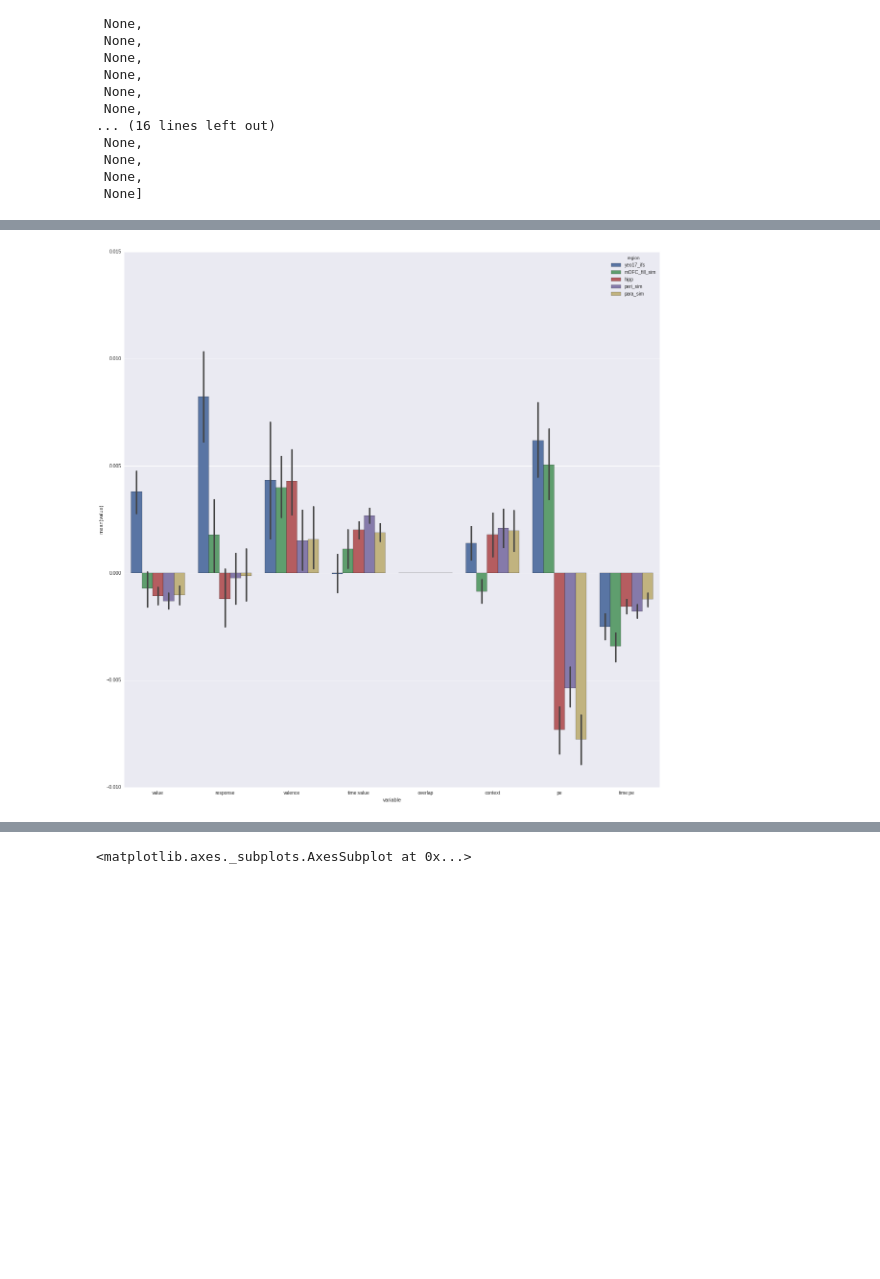
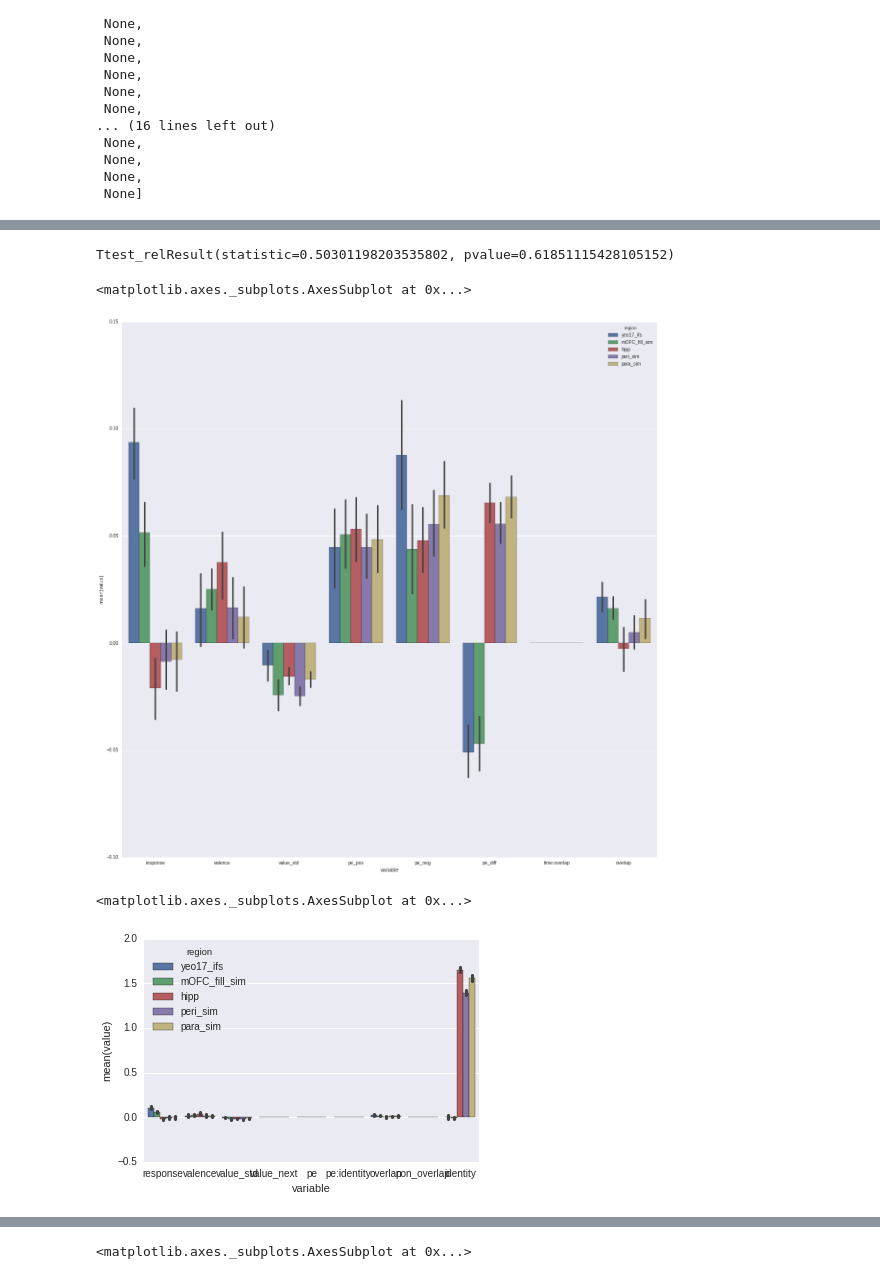
Before and after one commit to iancballard/fd_fmri, a Jupyter notebook: RSA_LDc.ipynb, the cells around one changed output, grey strips where cells are left out. Saved outputs shown, nothing was run; the diff lists cells and outputs as text; code cells hidden in the pictures; blank space fills up the shorter version.

```diff
--- a/RSA_LDc.ipynb
+++ b/RSA_LDc.ipynb
@@ -648,13 +868,17 @@ for mask in masks:
 # %%
-tmp  = mask_models['hipp']['fd_104'].copy()
-tmp = tmp[tmp['run_idx'] ==1]
+tmp  = mask_models['yeo17_ifs']['fd_104'].copy()
+tmp = tmp[tmp['run_idx'] ==2]
 
-tmp['value'] = tmp['value']*-1
-tmp['value'] = vector_reject(tmp['value'].values, tmp['response'].values)
+tmp['value_std'] = tmp['value_std']*-1
+
+print scipy.stats.pearsonr(tmp['value_next'],tmp['value_std'])
+# tmp['value_next'] = tmp['value_next']*-1
+
+# tmp['value'] = vector_reject(tmp['value'].values, tmp['response'].values)
 # tmp['value'] = vector_reject(tmp['value'].values, tmp['valence'].values)
 
 tmp['time0'] = map(int, tmp['time'] == 0)
-x_var = 'time0'
+x_var = 'value_std'
 
 tmp = tmp[['cond1','cond2',x_var]]
 new_df = pd.DataFrame()
@@ -682,18 +907,19 @@ for mask in masks:
         for sub in subs:
             m = mask_models[mask][sub].copy()
 
-            m['value'] = scipy.stats.zscore(m['value'])
+
+#             overlap = np.zeros(m.shape[0])
+#             for i in range(10):
+#                 overlap = overlap + m['overlap_' + str(i)].values
+#             m = m[overlap != 0]
+
+            m['run_idx'] = map(str,m['run_idx'])
             m['valence'] = scipy.stats.zscore(m['valence'])
             m['response'] = scipy.stats.zscore(m['response'])
 
-            for i in range(10):
-                m['overlap_' + str(i)] = scipy.stats.zscore(m['overlap_' + str(i)])
-
-            m['run_idx'] = map(str,m['run_idx'])
             m['corr'] = map(np.arctanh,m['corr'])
 
-            model = ols("corr ~ value + identity + response + valence + run_idx + overlap_0 + overlap_1 + overlap_2 + overlap_3 +overlap_4 + overlap_5 + overlap_6 + overlap_7 +overlap_8 + overlap_9", m)
-#             model = ols("corr ~ run_idx + overlap_0 + overlap_1 + overlap_2 + overlap_3 +overlap_4 + overlap_5 + overlap_6 + overlap_7 +overlap_8 + overlap_9", m)
+            model = ols("corr ~ response + valence + pe + value_std + run_idx + overlap_0 + overlap_1 + overlap_2 + overlap_3 +overlap_4 + overlap_5 + overlap_6 + overlap_7 +overlap_8 + overlap_9", m)
             fit = model.fit()
 
             for i in range(10):
@@ -864,11 +1202,26 @@ Ttest_1sampResult(statistic=3.5457280646963834, pvalue=0.0012674187235081525)
+# %%
+scipy.stats.ttest_rel(res.loc[res['region'] == 'mOFC_fill_sim','overlap'].values,
+                        res.loc[res['region'] == 'para_sim','overlap'].values)
+# %% [output]
+Ttest_relResult(statistic=0.50301198203535802, pvalue=0.61851115428105152)
+# %%
+res_melt = pd.melt(res, id_vars=['region'], value_vars=['response','valence','value_std','pe_pos','pe_neg','pe_diff','time:overlap',
+                                                       'overlap'
+                                                       ])
+sns.barplot(x='variable',y='value',hue = 'region',data = res_melt, ci = 68)
+# plt.savefig('/home/iballard/Dropbox/fd/figs/value_RSA.png')
+# %% [output]
+<matplotlib.axes._subplots.AxesSubplot at 0x...>
+[figure, added]
 # %%
-res_melt = pd.melt(res, id_vars=['region'], value_vars=['value','response','valence','value',
-                                                       'time:value','overlap','context','pe','time:pe'
+res_melt = pd.melt(res, id_vars=['region'], value_vars=['response','valence','value_std','value_next','pe','pe:identity',
+                                                       'overlap','non_overlap','identity'
                                                        ])
 # res_melt = pd.melt(res, id_vars=['region'], value_vars=pairs)
 
 sns.barplot(x='variable',y='value',hue = 'region',data = res_melt, ci = 68)
-plt.savefig('/home/iballard/Dropbox/fd/figs/value_RSA.png')
+# plt.savefig('/home/iballard/Dropbox/fd/figs/value_RSA.png')
 # %% [output]
+<matplotlib.axes._subplots.AxesSubplot at 0x...>
-[figure, old version]
+[figure, new version]
 # %%
```
Also changed, not shown: parts of 33 cells of this notebook.
